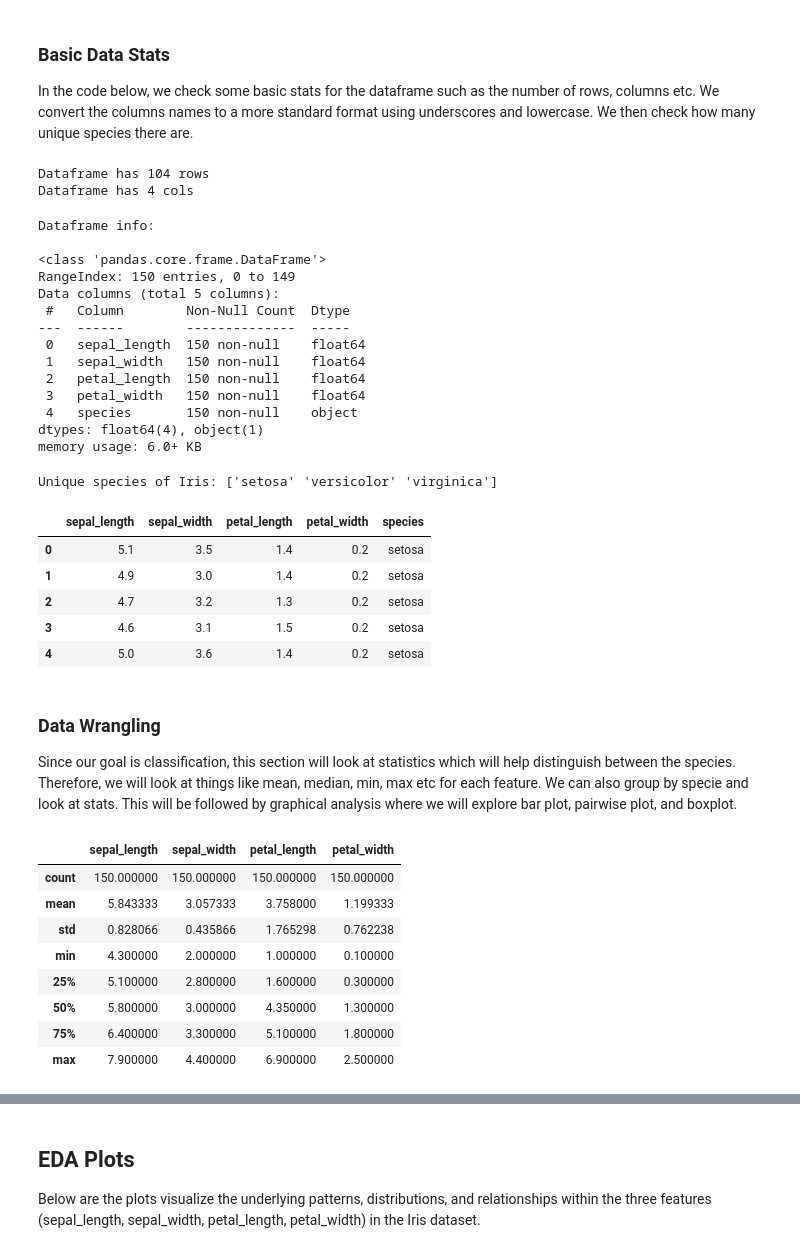
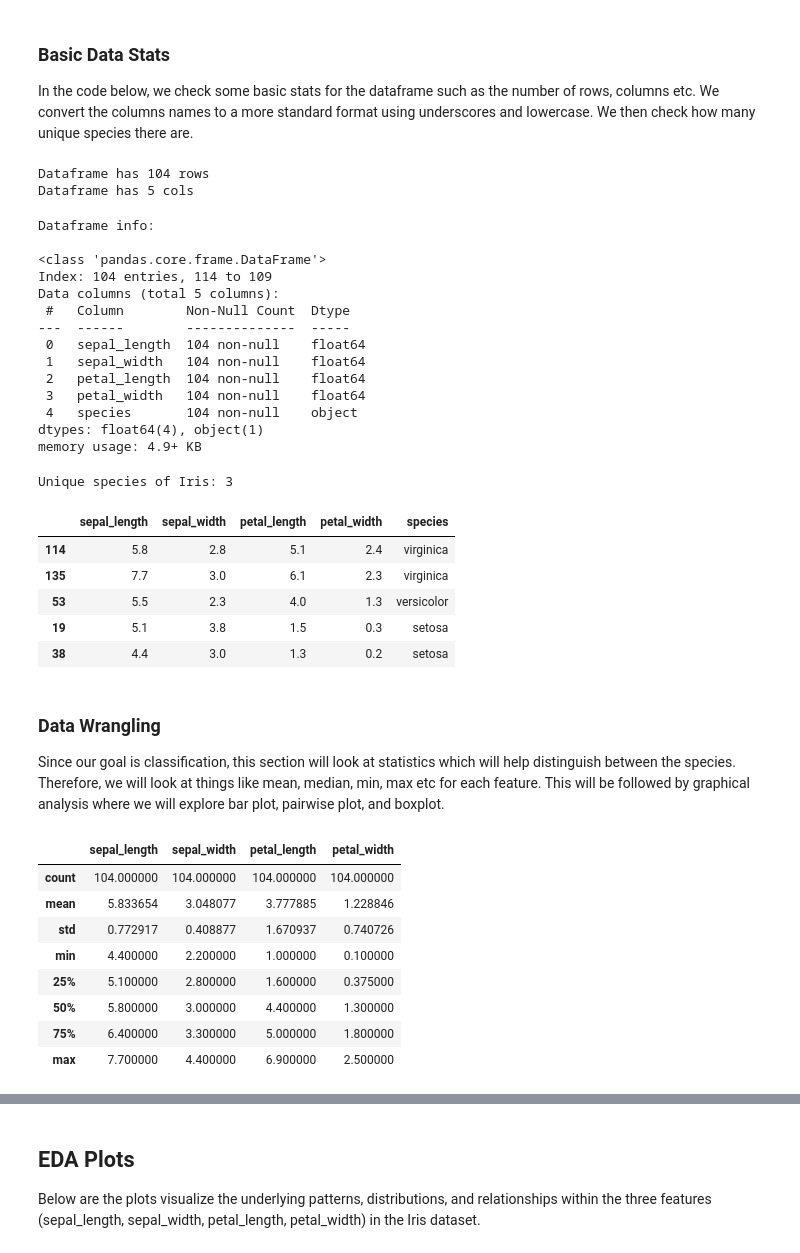
Before and after one commit to tiffchu/group28, a Jupyter notebook: iris_predictor_report.ipynb, the cells around one changed output, grey strips where cells are left out. Cells and saved outputs as stored; diff of their text form; code cells hidden in the pictures.

Commit message:
Do EDA on train_df instead

```diff
--- a/iris_predictor_report.ipynb
+++ b/iris_predictor_report.ipynb
@@ -87,73 +87,70 @@ Warning: Features 'petal_length' and 'petal_width' are too correlated and could
 # %%
 from sklearn.model_selection import train_test_split
 
-X = data.drop('species', axis=1)
-y = data['species']
-
-X_train, X_test, y_train, y_test = train_test_split(
-    X, y, test_size=0.3, random_state=123
+train_df, test_df = train_test_split(
+    data, test_size=0.3, random_state=123
 )
 # %% [markdown]
 ### Basic Data Stats
 In the code below, we check some basic stats for the dataframe such as the number of rows, columns etc. We convert the columns names to a more standard format using underscores and lowercase. We then check how many unique species there are.
 # %%
-X_train_shape = X_train.shape
-print(f"Dataframe has {X_train_shape[0]} rows")
-print(f"Dataframe has {X_train_shape[1]} cols\n")
+train_df_shape = train_df.shape
+print(f"Dataframe has {train_df_shape[0]} rows")
+print(f"Dataframe has {train_df_shape[1]} cols\n")
 # %% [output]
 Dataframe has 104 rows
-Dataframe has 4 cols
+Dataframe has 5 cols
 # %%
 print(f"Dataframe info:\n")
-X_train.info()
+train_df.info()
 # %% [output]
 Dataframe info:
 
 <class 'pandas.core.frame.DataFrame'>
-RangeIndex: 150 entries, 0 to 149
+Index: 104 entries, 114 to 109
 Data columns (total 5 columns):
  #   Column        Non-Null Count  Dtype
 ---  ------        --------------  -----
- 0   sepal_length  150 non-null    float64
- 1   sepal_width   150 non-null    float64
- 2   petal_length  150 non-null    float64
- 3   petal_width   150 non-null    float64
- 4   species       150 non-null    object
+ 0   sepal_length  104 non-null    float64
+ 1   sepal_width   104 non-null    float64
+ 2   petal_length  104 non-null    float64
+ 3   petal_width   104 non-null    float64
+ 4   species       104 non-null    object
 dtypes: float64(4), object(1)
-memory usage: 6.0+ KB
+memory usage: 4.9+ KB
 # %%
 #Clean up column names
-X_train.columns = X_train.columns.str.strip().str.lower().str.replace(" ", "_")
+train_df.columns = train_df.columns.str.strip().str.lower().str.replace(" ", "_")
 # %%
 #See how many uniques species there are
-print(f"\nUnique species of Iris: {X_train['species'].unique()}\n")
+print(f"\nUnique species of Iris: {train_df['species'].nunique()}\n")
 # %% [output]
-Unique species of Iris: ['setosa' 'versicolor' 'virginica']
+Unique species of Iris: 3
 # %%
 #See the first few rows after cleanup
-X_train.head()
+train_df.head()
 # %% [output]
 |  | sepal_length | sepal_width | petal_length | petal_width | species |
-| 0 | 5.1 | 3.5 | 1.4 | 0.2 | setosa |
-| 1 | 4.9 | 3.0 | 1.4 | 0.2 | setosa |
-| 2 | 4.7 | 3.2 | 1.3 | 0.2 | setosa |
-| 3 | 4.6 | 3.1 | 1.5 | 0.2 | setosa |
-| 4 | 5.0 | 3.6 | 1.4 | 0.2 | setosa |
+| 114 | 5.8 | 2.8 | 5.1 | 2.4 | virginica |
+| 135 | 7.7 | 3.0 | 6.1 | 2.3 | virginica |
+| 53 | 5.5 | 2.3 | 4.0 | 1.3 | versicolor |
+| 19 | 5.1 | 3.8 | 1.5 | 0.3 | setosa |
+| 38 | 4.4 | 3.0 | 1.3 | 0.2 | setosa |
 # %% [markdown]
 ### Data Wrangling
-Since our goal is classification, this section will look at statistics which will help distinguish between the species. Therefore, we will look at things like mean, median, min, max etc for each feature. We can also group by specie and look at stats. This will be followed by graphical analysis where we will explore bar plot, pairwise plot, and boxplot.
+Since our goal is classification, this section will look at statistics which will help distinguish between the species. Therefore, we will look at things like mean, median, min, max etc for each feature. This will be followed by graphical analysis where we will explore bar plot, pairwise plot, and boxplot.
 # %%
 #Summary of numeric columns
-X_train.describe()
+train_df.describe()
 # %% [output]
 |  | sepal_length | sepal_width | petal_length | petal_width |
-| count | 150.000000 | 150.000000 | 150.000000 | 150.000000 |
-| mean | 5.843333 | 3.057333 | 3.758000 | 1.199333 |
-| std | 0.828066 | 0.435866 | 1.765298 | 0.762238 |
-| min | 4.300000 | 2.000000 | 1.000000 | 0.100000 |
-| 25% | 5.100000 | 2.800000 | 1.600000 | 0.300000 |
-| 50% | 5.800000 | 3.000000 | 4.350000 | 1.300000 |
-| 75% | 6.400000 | 3.300000 | 5.100000 | 1.800000 |
-| max | 7.900000 | 4.400000 | 6.900000 | 2.500000 |
+| count | 104.000000 | 104.000000 | 104.000000 | 104.000000 |
+| mean | 5.833654 | 3.048077 | 3.777885 | 1.228846 |
+| std | 0.772917 | 0.408877 | 1.670937 | 0.740726 |
+| min | 4.400000 | 2.200000 | 1.000000 | 0.100000 |
+| 25% | 5.100000 | 2.800000 | 1.600000 | 0.375000 |
+| 50% | 5.800000 | 3.000000 | 4.400000 | 1.300000 |
+| 75% | 6.400000 | 3.300000 | 5.000000 | 1.800000 |
+| max | 7.700000 | 4.400000 | 6.900000 | 2.500000 |
 # %%
 #Summary per specie
```
Also changed, not shown: parts of 11 cells of this notebook.
